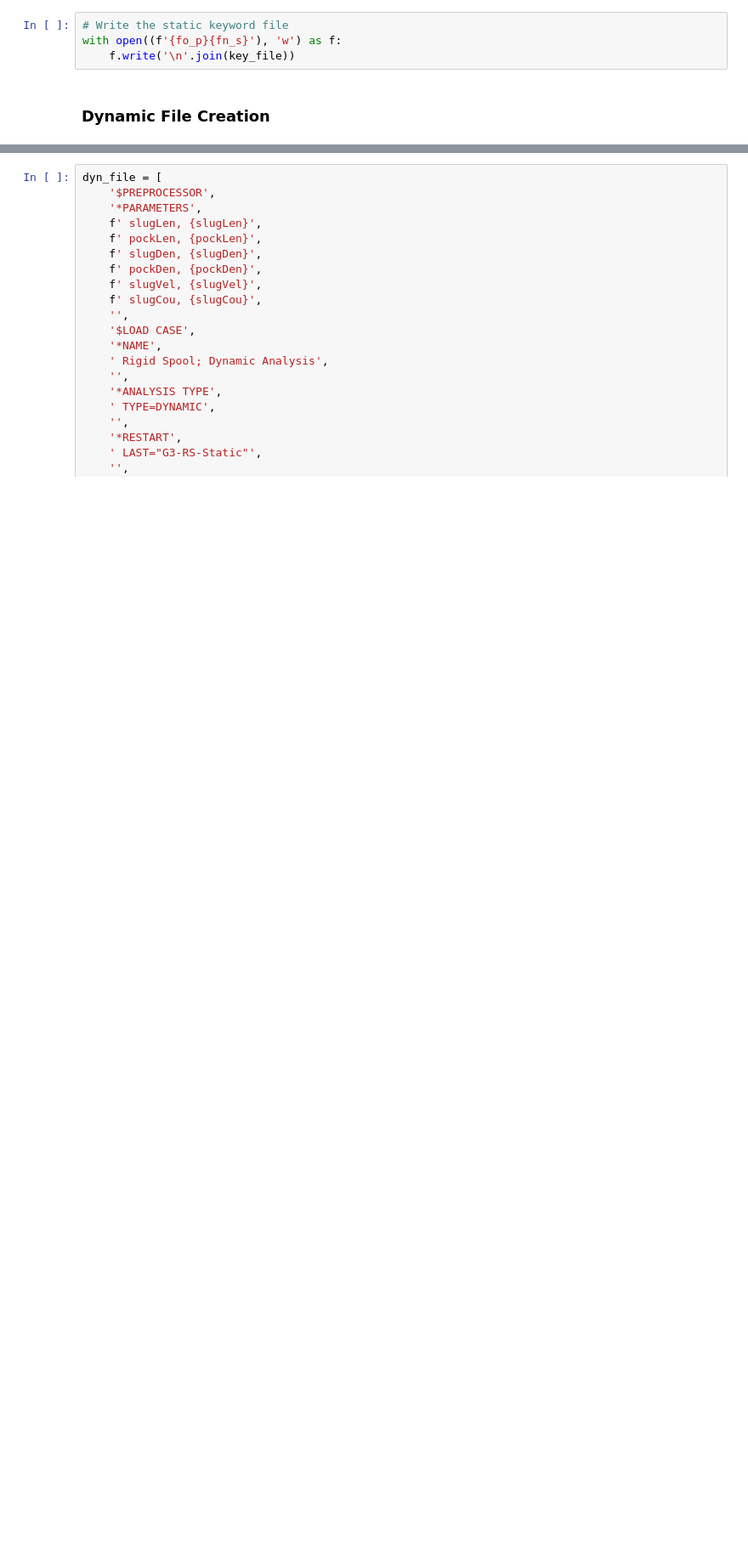
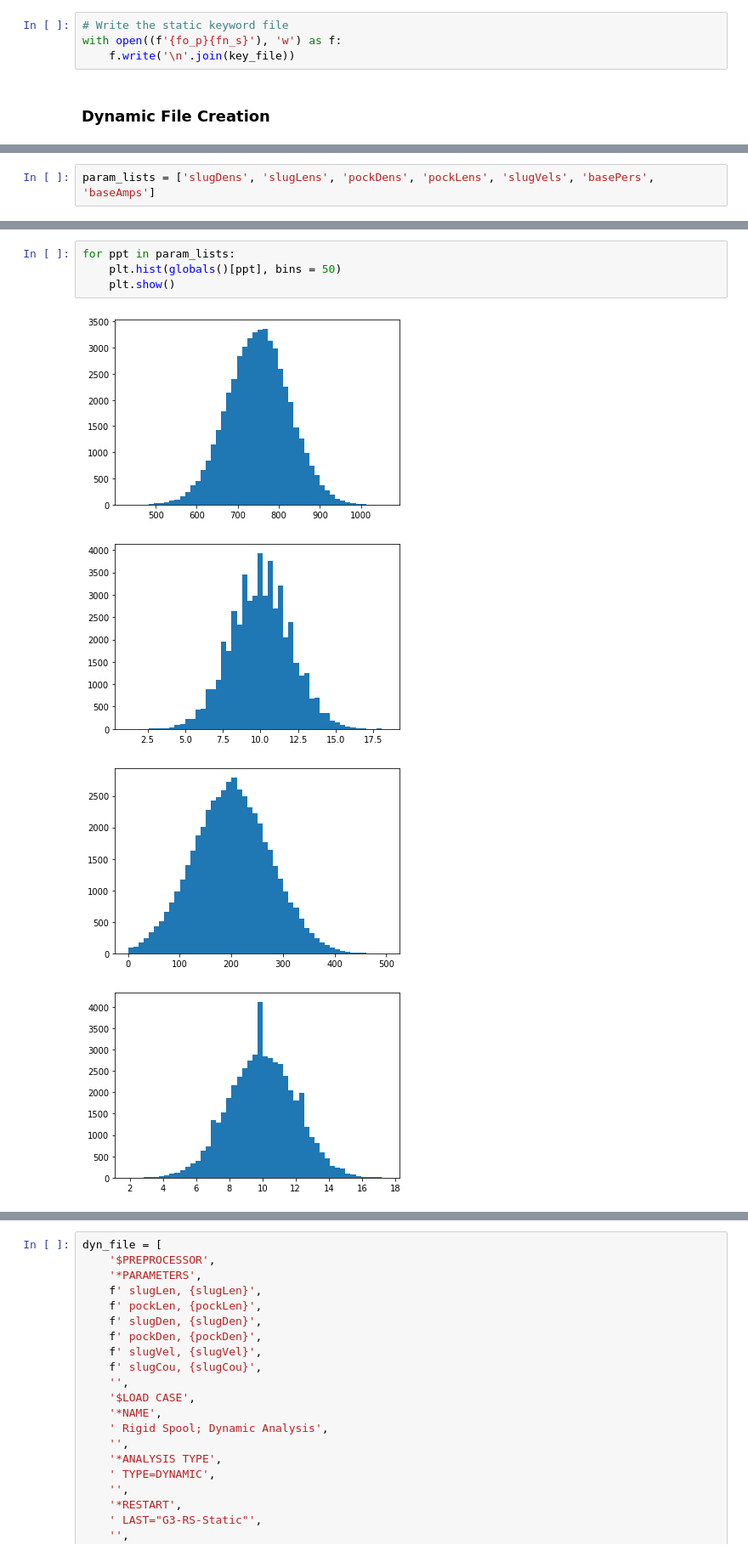
Before and after one commit to 3minuterecord/slug_spools, a Jupyter notebook: create_data_gen_files.ipynb, the cells around one changed output, grey strips where cells are left out. Shown at 85% size. Saved outputs shown, nothing was run; the diff lists cells and outputs as text; blank space fills up the shorter version.

```diff
--- a/create_data_gen_files.ipynb
+++ b/create_data_gen_files.ipynb
@@ -420,0 +484,2 @@ slugCou = 7
+# %%
+param_lists = ['slugDens', 'slugLens', 'pockDens', 'pockLens', 'slugVels', 'basePers', 'baseAmps']
@@ -420,0 +504,9 @@ slugCou = 7
+# %%
+for ppt in param_lists:
+    plt.hist(globals()[ppt], bins = 50)
+    plt.show()
+# %% [output]
+[figure, added]
+[figure, added]
+[figure, added]
+[figure, added]
```
Also changed, not shown: parts of 25 cells of this notebook, 2 other files.
